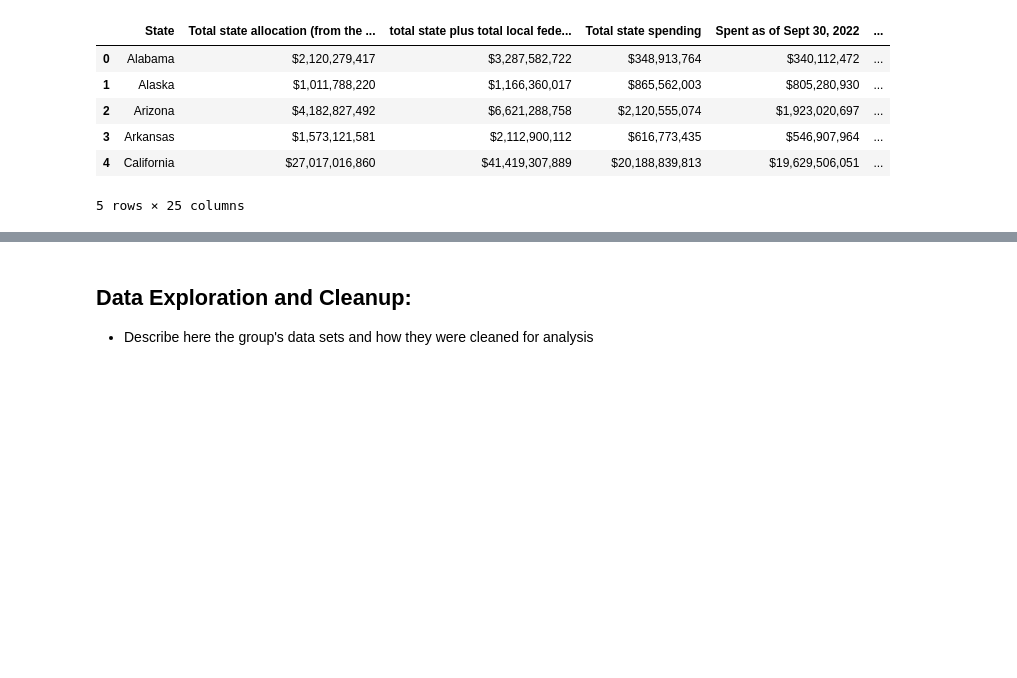
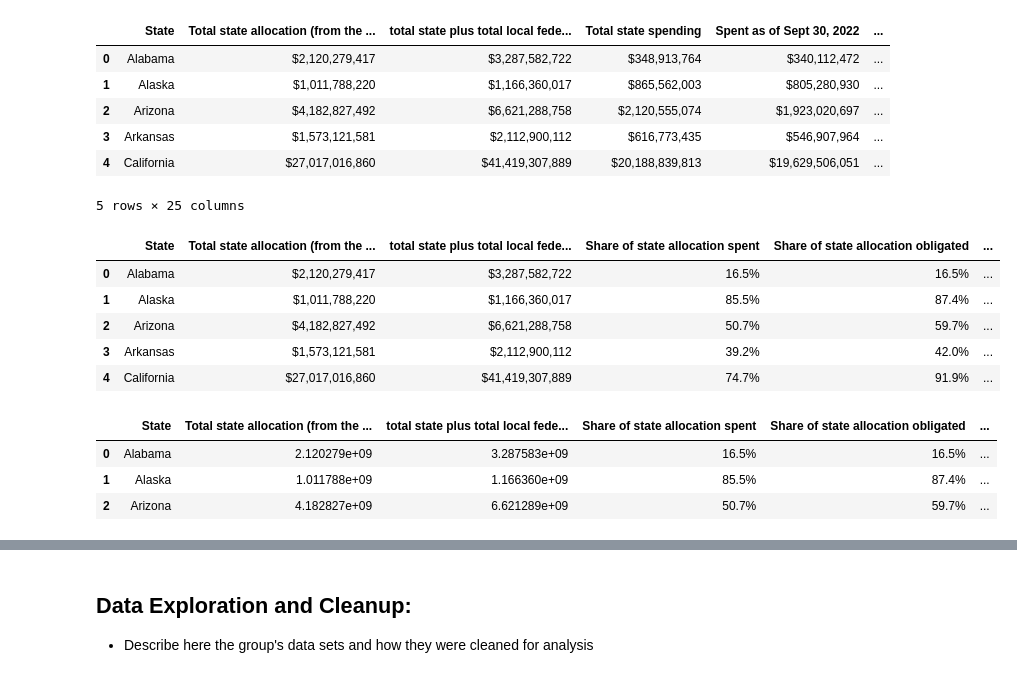
Before and after one commit to Evdawg/Project_1_Covid_Data, a Jupyter notebook: Project_1_covid.ipynb, the cells around one changed output, grey strips where cells are left out. Saved outputs shown, nothing was run; the diff lists cells and outputs as text; code cells hidden in the pictures; blank space fills up the shorter version.

Commit message:
5/16/2023: Added 'reduced_df' for EARN workbook percent spend and budget data.

```diff
--- a/Project_1_covid.ipynb
+++ b/Project_1_covid.ipynb
@@ -24,7 +26,7 @@ all_states_sheet = Path("Resources/EARN_all_states.csv")
 
 
 # Read csv file(s) as a DataFrame
-all_states_df = pd.read_csv(all_states_sheet, skipinitialspace= True)
+all_states_df = pd.read_csv(all_states_sheet, skipinitialspace= True, low_memory=False)
 
 
 # preview the raw DataFrame
@@ -352,0 +347,66 @@ dtype: object
+# %%
+# create a reduced dataframe from the state_summary_df columns:
+    #'State', 'Total state allocation (from the fed)', 'total state plus total local federal grant',
+    #'Share of state allocation spent', 'Share of state allocation obligated', 'Share of state allocation budgeted',
+    #'Total local allocation (from the fed)', 'Share of local spent', 'Share of local obligated', 'Share of local budgeted',
+    #'Share of state + local spent'
+
+import pandas as pd
+from pathlib import Path
+
+# Load csv file(s)
+state_summary_sheet = Path("Resources/state_summary.csv")
+
+# Read csv file(s) as a DataFrame
+state_summary_df = pd.read_csv(state_summary_sheet, skipinitialspace=True)
+
+# Selecting the desired columns
+reduced_df = state_summary_df[['State', 'Total state allocation (from the fed)',
+                               'total state plus total local federal grant',
+                               'Share of state allocation spent', 'Share of state allocation obligated',
+                               'Share of state allocation budgeted', 'Total local allocation (from the fed)',
+                               'Share of local spent', 'Share of local obligated', 'Share of local budgeted',
+                               'Share of state + local spent']]
+
+reduced_df['Location'] = state_spending_df['Location']
+
+# Printing the reduced dataframe
+# print(reduced_df.columns)
+# print(reduced_df.dtypes)
+
+reduced_df.head()
+# %% [output]
+|  | State | Total state allocation (from the ... | total state plus total local fede... | Share of state allocation spent | Share of state allocation obligated | ... |
+| 0 | Alabama | $2,120,279,417 | $3,287,582,722 | 16.5% | 16.5% | ... |
+| 1 | Alaska | $1,011,788,220 | $1,166,360,017 | 85.5% | 87.4% | ... |
+| 2 | Arizona | $4,182,827,492 | $6,621,288,758 | 50.7% | 59.7% | ... |
+| 3 | Arkansas | $1,573,121,581 | $2,112,900,112 | 39.2% | 42.0% | ... |
+| 4 | California | $27,017,016,860 | $41,419,307,889 | 74.7% | 91.9% | ... |
+# %%
+# convert all budget columns to numeric values
+# drop non-number values first:
+
+reduced_df[['Total state allocation (from the fed)',
+            'total state plus total local federal grant',
+            'Total local allocation (from the fed)']] = reduced_df[['Total state allocation (from the fed)',
+            'total state plus total local federal grant',
+            'Total local allocation (from the fed)']].replace(['\$', '-', ' '] ,'', regex=True)
+
+
+numeric_cols = ['Total state allocation (from the fed)',
+            'total state plus total local federal grant',
+            'Total local allocation (from the fed)']
+
+
+# convert budget columns to int for summarizing in groupby:
+reduced_df = reduced_df.replace(',','', regex=True)
+reduced_df[numeric_cols] = reduced_df[numeric_cols].apply(pd.to_numeric)
+
+# reduced_df.dtypes
+# print(reduced_df.dtypes)
+reduced_df.head(3)
+# %% [output]
+|  | State | Total state allocation (from the ... | total state plus total local fede... | Share of state allocation spent | Share of state allocation obligated | ... |
+| 0 | Alabama | 2.120279e+09 | 3.287583e+09 | 16.5% | 16.5% | ... |
+| 1 | Alaska | 1.011788e+09 | 1.166360e+09 | 85.5% | 87.4% | ... |
+| 2 | Arizona | 4.182827e+09 | 6.621289e+09 | 50.7% | 59.7% | ... |
```
Also changed, not shown: parts of 46 cells of this notebook.
